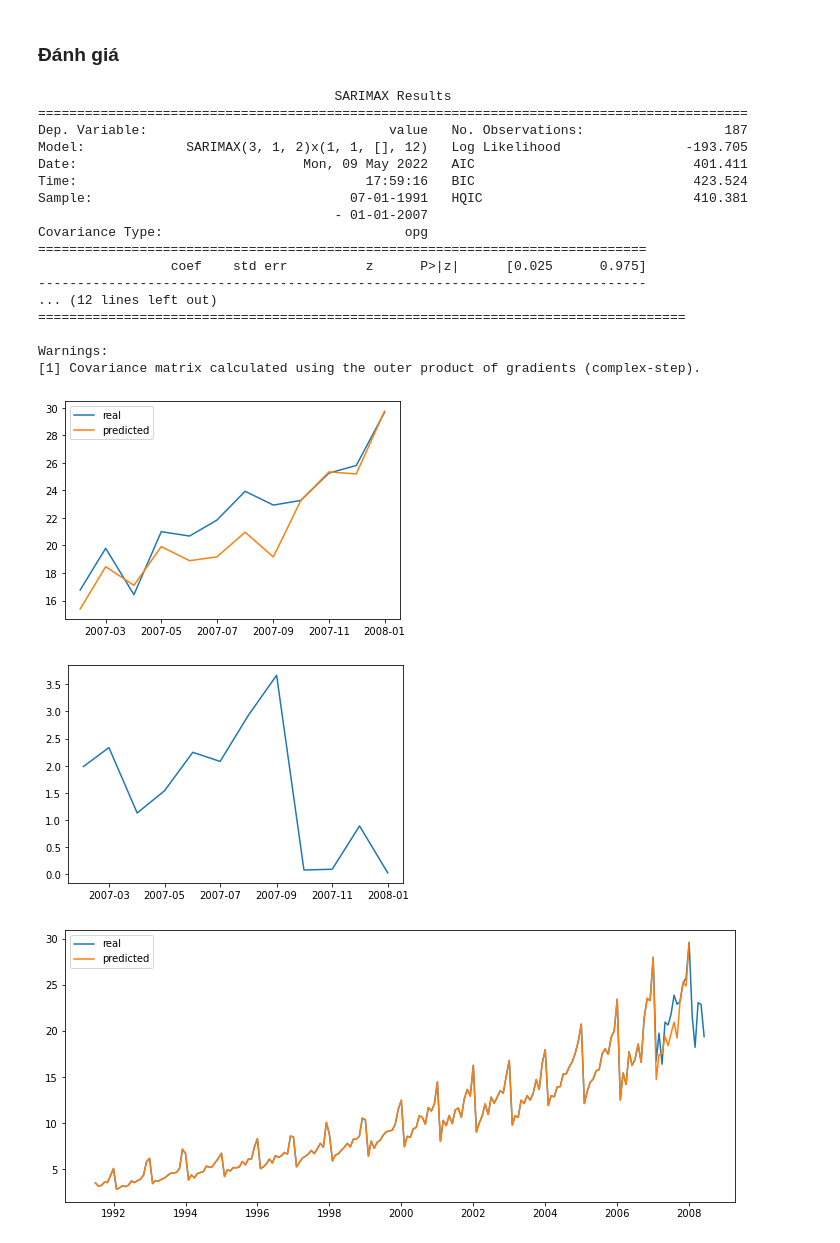
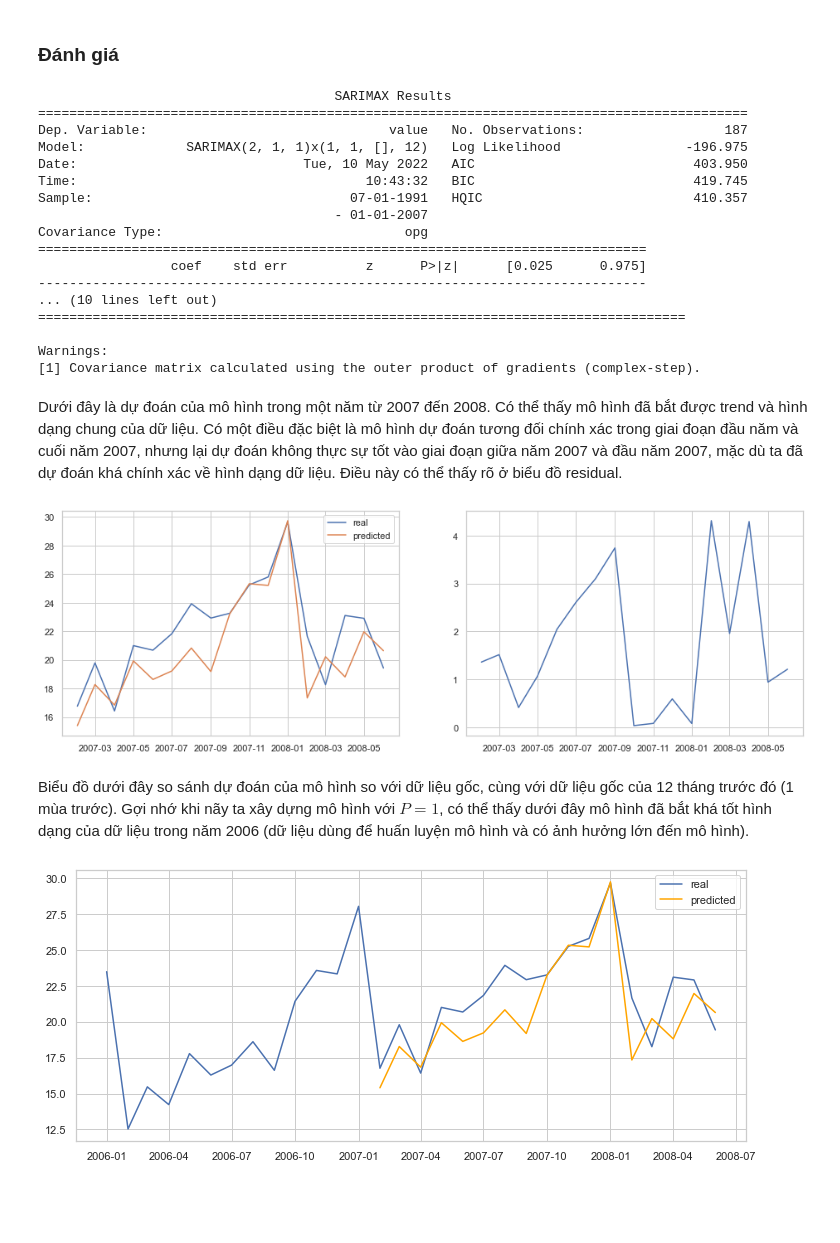
Before and after one commit to mdnam2410/hcmus-da, a Jupyter notebook: hw4/hw4.ipynb, the cells around one changed output. Drawn from its saved outputs; the diff is of its cells as text; code cells hidden in the pictures; blank space fills up the shorter version.

Commit message:
Finalize SARIMA model

```diff
--- a/hw4/hw4.ipynb
+++ b/hw4/hw4.ipynb
@@ -11,6 +11,8 @@ from statsmodels.graphics.tsaplots import plot_acf, plot_pacf
 from statsmodels.tsa.arima.model import ARIMA
 from statsmodels.tsa.statespace.sarimax import SARIMAX
 from statsmodels.tsa.seasonal import seasonal_decompose
+
+sns.set_theme(style='whitegrid')
 # %% [markdown]
 # Nạp dữ liệu
 # %%
@@ -79,7 +101,6 @@ plt.show()
 ### Xây dựng mô hình
 # %%
 train_end = dt.datetime(2007, 1, 1)
-test_end = dt.datetime(2008, 1, 1)
 
 train = df[:train_end]['value'].copy()
-test = df[train_end + dt.timedelta(days=1):test_end]['value'].copy()
+test = df[train_end + dt.timedelta(days=1):]['value'].copy()
@@ -86,5 +109,5 @@ test = df[train_end + dt.timedelta(days=1):test_end]['value'].copy()
 # %%
-order = (3, 1, 3)
+order = (2, 1, 1)
 seasonal_order = (1, 1, 0, 12)
 model_sarima = SARIMAX(train, order=order, seasonal_order=seasonal_order)
 # %%
@@ -129,39 +152,42 @@ print(model_sarima_fitted.summary())
                                       SARIMAX Results
 ===========================================================================================
 Dep. Variable:                               value   No. Observations:                  187
-Model:             SARIMAX(3, 1, 2)x(1, 1, [], 12)   Log Likelihood                -193.705
-Date:                             Mon, 09 May 2022   AIC                            401.411
-Time:                                     17:59:16   BIC                            423.524
-Sample:                                 07-01-1991   HQIC                           410.381
+Model:             SARIMAX(2, 1, 1)x(1, 1, [], 12)   Log Likelihood                -196.975
+Date:                             Tue, 10 May 2022   AIC                            403.950
+Time:                                     10:43:32   BIC                            419.745
+Sample:                                 07-01-1991   HQIC                           410.357
                                       - 01-01-2007
 Covariance Type:                               opg
 ==============================================================================
                  coef    std err          z      P>|z|      [0.025      0.975]
 ------------------------------------------------------------------------------
-... (12 lines left out)
+... (10 lines left out)
 ===================================================================================
 
 Warnings:
 [1] Covariance matrix calculated using the outer product of gradients (complex-step).
+# %% [markdown]
+Dưới đây là dự đoán của mô hình trong một năm từ 2007 đến 2008. Có thể thấy mô hình đã bắt được trend và hình dạng chung của dữ liệu. Có một điều đặc biệt là mô hình dự đoán tương đối chính xác trong giai đoạn đầu năm và cuối năm 2007, nhưng lại dự đoán không thực sự tốt vào giai đoạn giữa năm 2007 và đầu năm 2007, mặc dù ta đã dự đoán khá chính xác về hình dạng dữ liệu. Điều này có thể thấy rõ ở biểu đồ residual.
 # %%
-plt.plot(test)
-plt.plot(model_sarima_fitted.forecast(len(test)))
-plt.legend(['real', 'predicted'])
+fig, axes = plt.subplots(1, 2, figsize=(16, 5))
+
+axes[0].plot(test)
+axes[0].plot(model_sarima_fitted.forecast(len(test)))
+axes[0].legend(['real', 'predicted'])
+
+axes[1].plot(np.abs(test - model_sarima_fitted.forecast(len(test))))
 plt.show()
 # %% [output]
-[figure, old version]
+[figure, new version]
-# %%
-plt.plot(np.abs(test - model_sarima_fitted.forecast(len(test))))
-plt.show()
-# %% [output]
-[figure, removed]
+# %% [markdown]
+Biểu đồ dưới đây so sánh dự đoán của mô hình so với dữ liệu gốc, cùng với dữ liệu gốc của 12 tháng trước đó (1 mùa trước). Gợi nhớ khi nãy ta xây dựng mô hình với $P = 1$, có thể thấy dưới đây mô hình đã bắt khá tốt hình dạng của dữ liệu trong năm 2006 (dữ liệu dùng để huấn luyện mô hình và có ảnh hưởng lớn đến mô hình).
 # %%
 plt.figure(figsize=(12, 5))
-plt.plot(df['value'])
-plt.plot(pd.concat([df.loc[:train_end]['value'], model_sarima_fitted.forecast(len(test))]))
+plt.plot(df.loc[dt.datetime(2006, 1, 1):]['value'])
+plt.plot(model_sarima_fitted.forecast(len(test)), color='orange')
 plt.legend(['real', 'predicted'])
 plt.show()
 # %% [output]
-[figure, old version]
+[figure, new version]
 # %% [markdown]
 ## Dự báo
```
Also changed, not shown: parts of 17 cells of this notebook.
